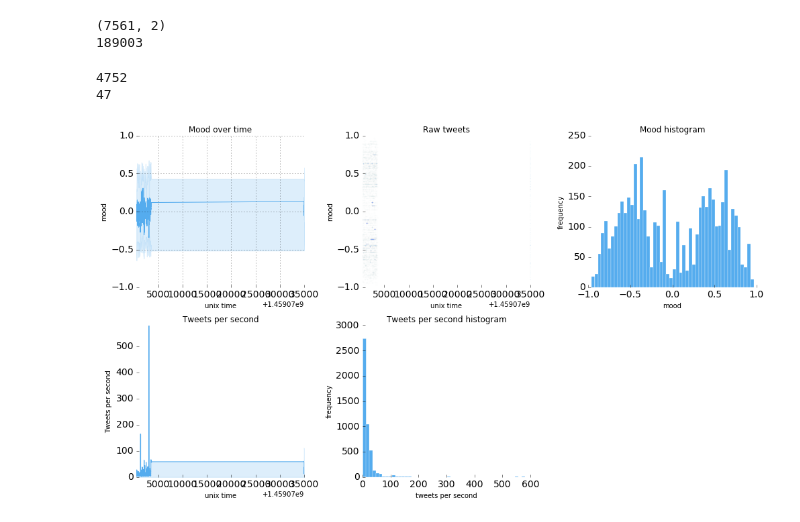
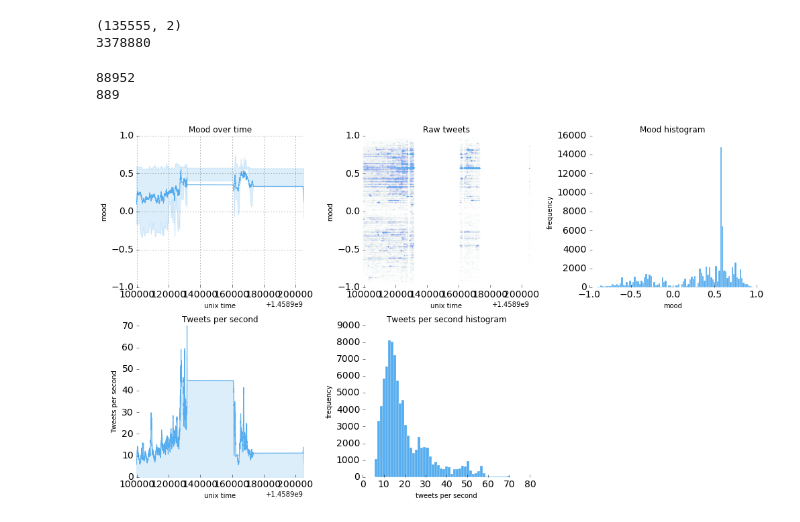
Before and after one commit to HoodPanther/SentimentalWorld, a Jupyter notebook: visualize.ipynb, the cells around one changed output. Drawn from its saved outputs; the diff is of its cells as text; code cells hidden in the pictures.

Commit message:
sanders is being dominated by a presumable single tweet for hours now

```diff
--- a/visualize.ipynb
+++ b/visualize.ipynb
@@ -4,14 +4,14 @@ import matplotlib.pyplot as plt
 %matplotlib inline
 import os
 # %%
-fn = 'data_trump_00000.csv'
-data = np.genfromtxt(fn)
+fn = 'data_sanders_00000.csv'
+data = np.genfromtxt(fn,delimiter=',')
 file_size = os.path.getsize(fn)
 print data.shape
 print file_size
 # %% [output]
-(7561, 2)
-189003
+(135555, 2)
+3378880
 # %%
 from scipy.interpolate import UnivariateSpline
 def expandVector(a):
@@ -39,8 +39,8 @@ for i in range(len(data[::N])-1):
 data_25percentile = expandVector(data_25percentile)
 data_75percentile = expandVector(data_75percentile)
 # %% [output]
-4752
-47
+88952
+889
 # %%
 plt.figure(figsize=(14,8))
 
@@ -80,7 +80,7 @@ plt.xlim([data[0,0],data[-1,0]])
 
 ax = plt.subplot(233)
 plt.title('Mood histogram')
-plt.hist(data[:,1], 50, edgecolor='w', linewidth=0.3, color='#55acee')
+plt.hist(data[:,1], 100, edgecolor='w', linewidth=0.3, color='#55acee')
 plt.ylabel('frequency')
 plt.xlabel('mood')
 ax.spines["top"].set_visible(False)
@@ -100,31 +100,31 @@ ax.set_ylabel('Tweets per second')
 ax.set_xlabel('unix time')
 ax.spines["top"].set_visible(False)
 ax.spines["bottom"].set_visible(False)
 ax.spines["right"].set_visible(False)
 ax.spines["left"].set_visible(False)
 ax.get_xaxis().tick_bottom()
 ax.get_yaxis().tick_left()
 plt.xticks(fontsize=14)
 plt.yticks(fontsize=14)
 plt.ylim([0, np.max(tweets_per_second_smooth)])
 plt.xlim([data[0,0],data[-1,0]])
 
 ax = plt.subplot(235)
 plt.title('Tweets per second histogram')
 plt.hist(tweets_per_second_smooth, 50, edgecolor='w', linewidth=0.3, color='#55acee')
 plt.ylabel('frequency')
 plt.xlabel('tweets per second')
 ax.spines["top"].set_visible(False)
 ax.spines["bottom"].set_visible(False)
 ax.spines["right"].set_visible(False)
 ax.spines["left"].set_visible(False)
 ax.get_xaxis().tick_bottom()
 ax.get_yaxis().tick_left()
 plt.xticks(fontsize=14)
 plt.yticks(fontsize=14)
 
 
 plt.tight_layout()
 plt.show()
 # %% [output]
-[figure, old version]
+[figure, new version]
```
Also changed, not shown: parts of 1 cell of this notebook.
